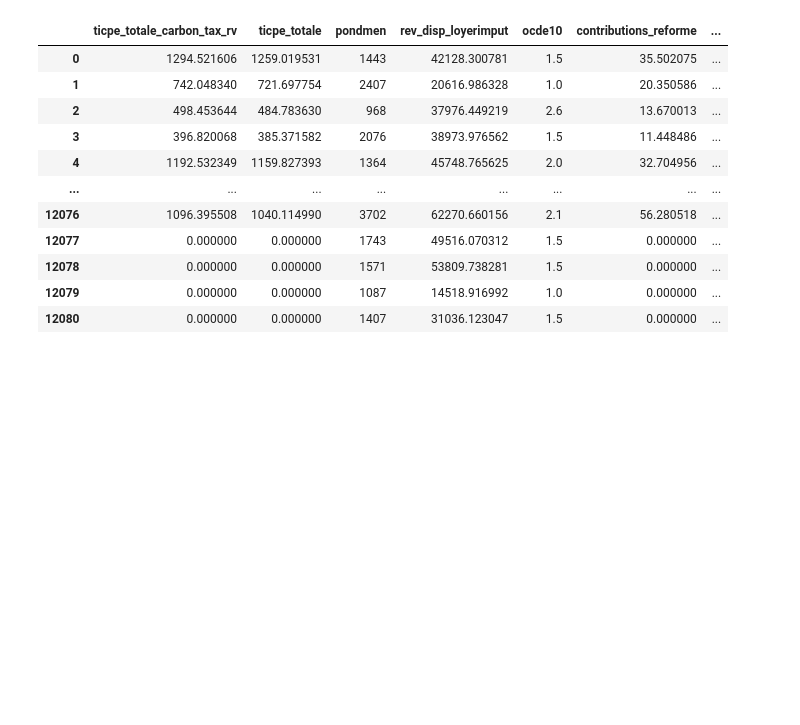
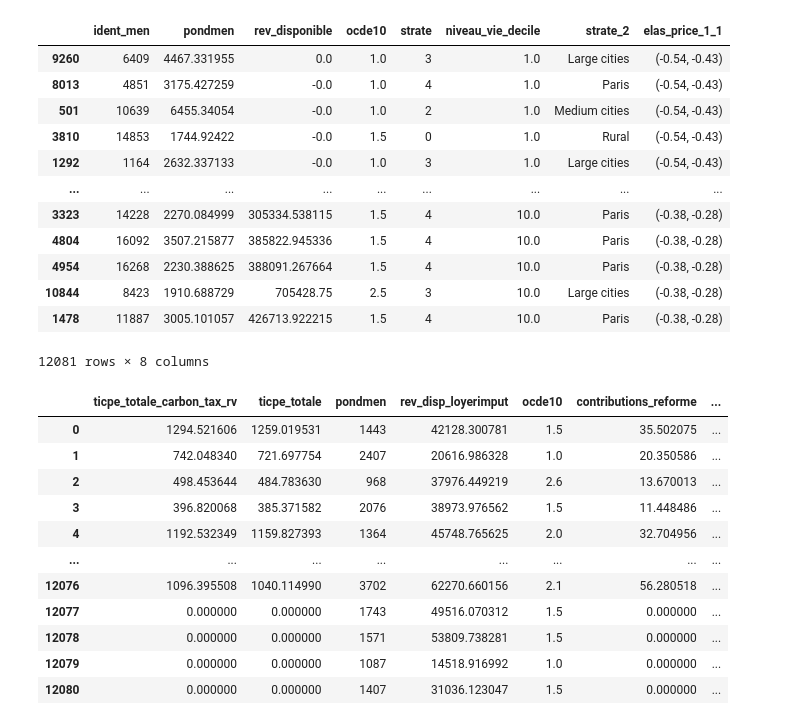
Before and after one commit to openfisca/openfisca-france-indirect-taxation, a Jupyter notebook: openfisca_france_indirect_taxation/projects/Master_Thesis_Herve/Simulation_taxe_energie_winners_losers.ipynb, the cells around one changed output. Saved outputs shown, nothing was run; the diff lists cells and outputs as text; code cells hidden in the pictures; blank space fills up the shorter version.

```diff
--- a/openfisca_france_indirect_taxation/projects/Master_Thesis_Herve/Simulation_taxe_energie_winners_losers.ipynb
+++ b/openfisca_france_indirect_taxation/projects/Master_Thesis_Herve/Simulation_taxe_energie_winners_losers.ipynb
@@ -35,0 +100,9 @@ replique_gouv = True
+# %%
+ident_men_2 = pd.HDFStore("C:/Users/veve1/OneDrive/Documents/ENSAE 3A/Memoire MiE/Data/data_collections/output/openfisca_indirect_taxation_data_2017.h5")['input'][['ident_men','pondmen', 'rev_disponible','ocde10','strate']]
+ident_men_2 = add_niveau_vie_decile(ident_men_2)
+# %%
+dict_strate = { 0 : 'Rural' , 1 : 'Small cities' , 2 : 'Medium cities' , 3 : 'Large cities' , 4 : 'Paris'}
+# %%
+ident_men_2['strate_2'] = ident_men_2['strate'].apply(lambda x : dict_strate.get(x))
+# %%
+ident_men_2['step_1'] = ident_men_2['niveau_vie_decile'].apply(lambda x : dict_elas.get(x))
@@ -36,3 +112,19 @@ replique_gouv = True
+# %%
+ident_men_2
+# %% [output]
+|  | ident_men | pondmen | rev_disponible | ocde10 | strate | niveau_vie_decile | strate_2 | elas_price_1_1 |
+| 9260 | 6409 | 4467.331955 | 0.0 | 1.0 | 3 | 1.0 | Large cities | (-0.54, -0.43) |
+| 8013 | 4851 | 3175.427259 | -0.0 | 1.0 | 4 | 1.0 | Paris | (-0.54, -0.43) |
+| 501 | 10639 | 6455.34054 | -0.0 | 1.0 | 2 | 1.0 | Medium cities | (-0.54, -0.43) |
+| 3810 | 14853 | 1744.92422 | -0.0 | 1.5 | 0 | 1.0 | Rural | (-0.54, -0.43) |
+| 1292 | 1164 | 2632.337133 | -0.0 | 1.0 | 3 | 1.0 | Large cities | (-0.54, -0.43) |
+| ... | ... | ... | ... | ... | ... | ... | ... | ... |
+| 3323 | 14228 | 2270.084999 | 305334.538115 | 1.5 | 4 | 10.0 | Paris | (-0.38, -0.28) |
+| 4804 | 16092 | 3507.215877 | 385822.945336 | 1.5 | 4 | 10.0 | Paris | (-0.38, -0.28) |
+| 4954 | 16268 | 2230.388625 | 388091.267664 | 1.5 | 4 | 10.0 | Paris | (-0.38, -0.28) |
+| 10844 | 8423 | 1910.688729 | 705428.75 | 2.5 | 3 | 10.0 | Large cities | (-0.38, -0.28) |
+| 1478 | 11887 | 3005.101057 | 426713.922215 | 1.5 | 4 | 10.0 | Paris | (-0.38, -0.28) |
+12081 rows × 8 columns
 # %%
 df_elasticities = pd.read_csv(os.path.join(data_path,'Elasticities_literature.csv'), sep = ";")
 df_elasticities = df_elasticities.astype({'ref_elasticity': str, 'elas_price_1_1': float , 'elas_price_2_2' : float ,'elas_price_3_3' : float })
```
Also changed, not shown: parts of 7 cells of this notebook, 1 other file.
